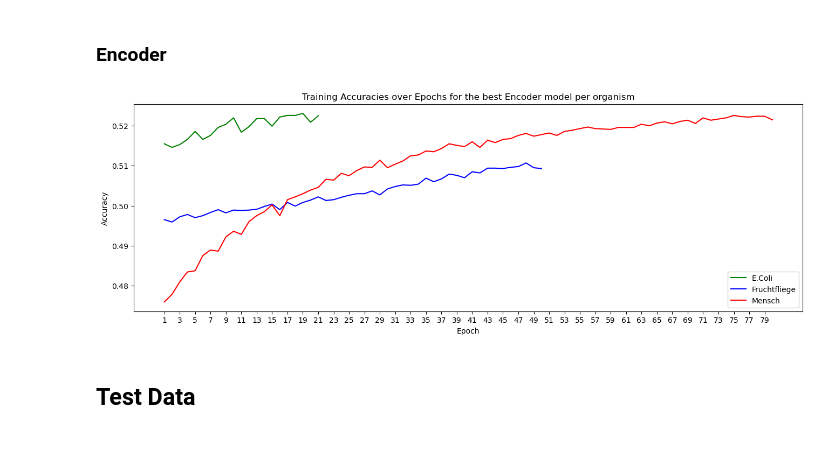
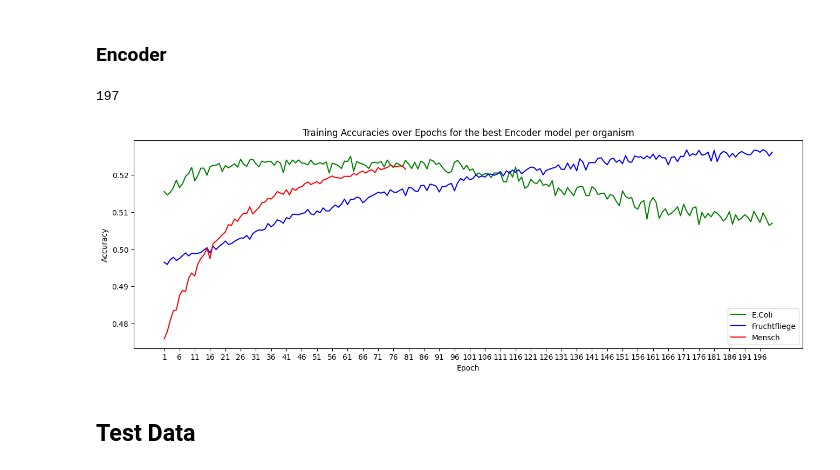
Before and after one commit to maxikuehn/PMDS_Codons, a Jupyter notebook: notebooks/Results_Overview.ipynb, the cells around one changed output. Cells and saved outputs as stored; diff of their text form; code cells hidden in the pictures.

Commit message:
eval accuracies for encoder model (except homo sapiens)

```diff
--- a/notebooks/Results_Overview.ipynb
+++ b/notebooks/Results_Overview.ipynb
@@ -15,19 +12,23 @@ The autoreload extension is already loaded. To reload it, use:
 ## Training Accuracies
 # %% [markdown]
 ### Encoder
+# %%
+mlh.from_pickle('../data/Drosophila.Melanogaster/training_results_encoder.pkl')["best_model_state"]["epoch"]
+# %% [output]
+197
 # %%
-training_accuracies_ecoli = mlh.from_pickle('../data/E.Coli/training_accuracies_encoder.pkl')['encoder_64em_2l_4h_05dr_100ep']
-training_accuracies_fruchtfliege = mlh.from_pickle('../data/Drosophila.Melanogaster/training_accuracies_encoder.pkl')['encoder_64em_4l_4h_posenc_02dr_100ep']
+training_accuracies_ecoli = mlh.from_pickle('../data/E.Coli/training_results_encoder.pkl')["all_accuracies"]
+training_accuracies_fruchtfliege = mlh.from_pickle('../data/Drosophila.Melanogaster/training_results_encoder.pkl')["all_accuracies"]
 training_accuracies_mensch = mlh.from_pickle('../data/Homo.Sapiens/training_accuracies_encoder.pkl')['encoder_64em_4l_4h_posenc_02dr_100ep']
 # %%
 training_accuracies = {
     "E.Coli": training_accuracies_ecoli,
     "Fruchtfliege": training_accuracies_fruchtfliege,
     "Mensch": training_accuracies_mensch
 }
-ml_evaluation.plot_training_accuracies(training_accuracies, 'Encoder', 2)
+ml_evaluation.plot_training_accuracies(training_accuracies, 'Encoder', 5)
 # %% [output]
-[figure, old version]
+[figure, new version]
 # %% [markdown]
 ## Test Data
 # %% [markdown]
```
Also changed, not shown: parts of 1 cell of this notebook, 5 other files.
